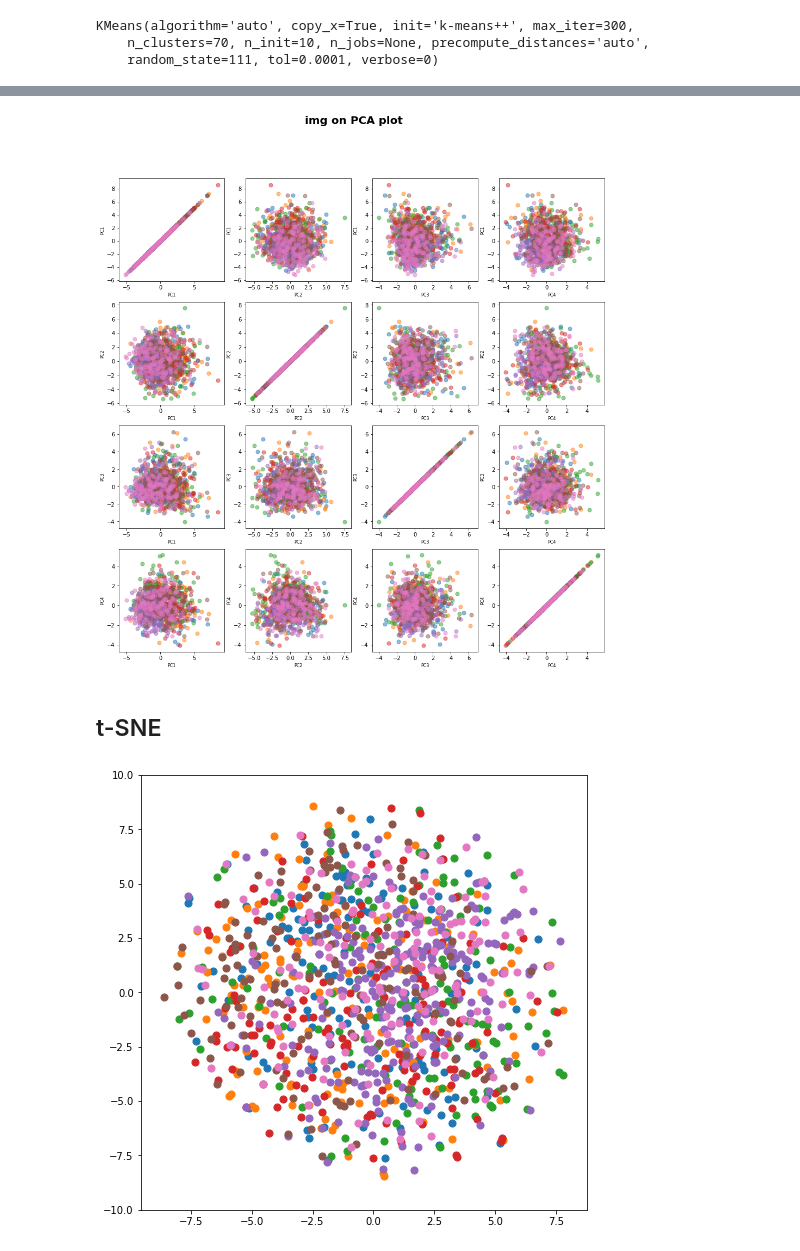
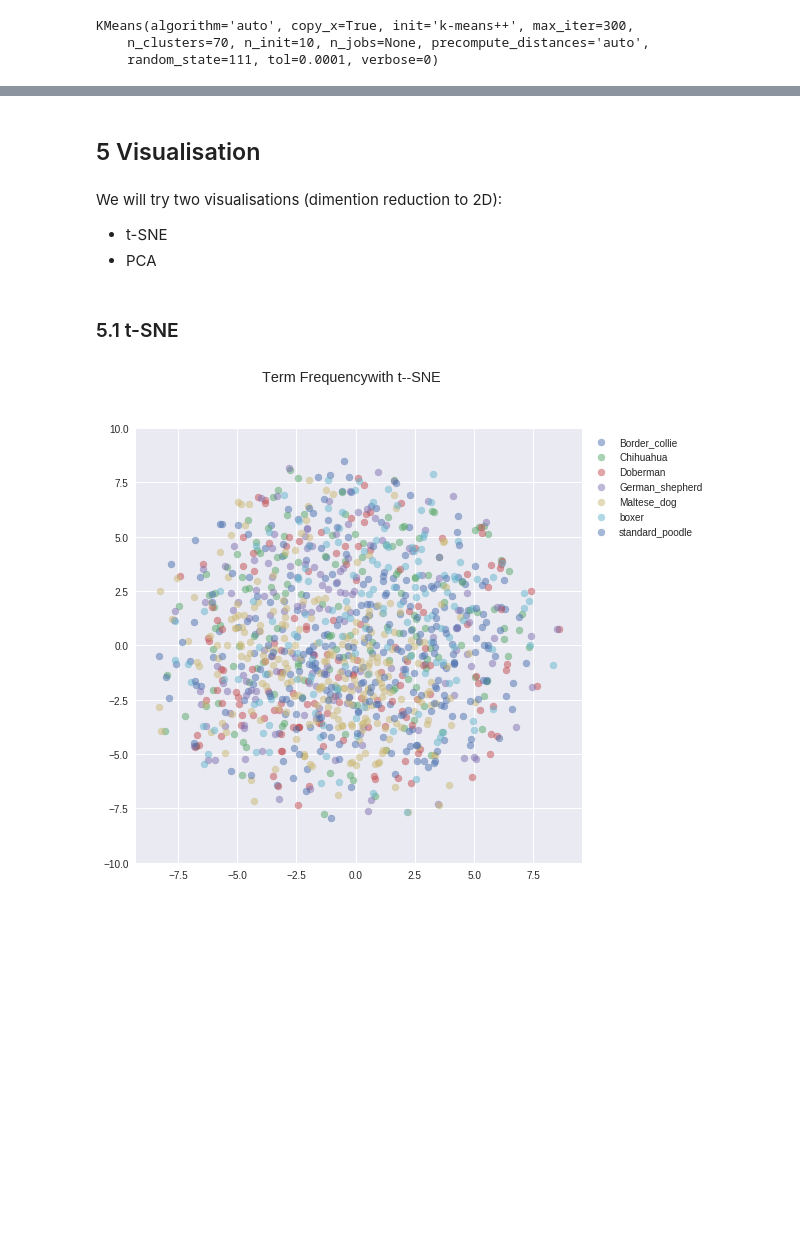
Before and after one commit to Umercia/computer_vision, a Jupyter notebook: image_recognition.ipynb, the cells around one changed output, grey strips where cells are left out. Cells and saved outputs as stored; diff of their text form; code cells hidden in the pictures; blank space fills up the shorter version.

```diff
--- a/image_recognition.ipynb
+++ b/image_recognition.ipynb
@@ -49,7 +100,7 @@ def create_training_data(path, img_resize=None):
     return training_data
 # %%
 # importing
-path = "./images/"
+path = "/content/gdrive/My Drive/Colab Notebooks/computer_vision/images/"
 training_data = create_training_data(path)
 print("{} pictures imported".format(len(training_data)))
 
@@ -768,38 +591,13 @@ pca_df.head()
-# %%
-# PCX plot
-
-per_var = np.round(pca.explained_variance_ratio_ * 100, decimals=1)
-labels = ['PC' + str(x) for x in range(1, len(per_var)+1)]
-
-# inputs plot1
-pca_df = pd.DataFrame(pca_data, columns=labels) # , index=data["movie_title"], columns=labels)
-PCA_C = ["PC1", "PC2", "PC3", "PC4"]
-
-# plot
-plt.figure(figsize=(16, 16))
-plt.suptitle("img on PCA plot", fontweight="bold", size=20)
-i=1
-for composent_x in PCA_C:
-    for composent_y in PCA_C:
-        plt.subplot(4,4,i)
-        for g in np.unique(y):
-            ix = [i for i, val in enumerate(y) if val == g]   # :)
-            plt.scatter(pca_df.loc[ix,composent_y],
-                        pca_df.loc[ix,composent_x],
-                        label = g,
-                        s = 50,
-                        alpha = 0.5)
-            plt.ylabel(composent_x, size=8)
-            plt.xlabel(composent_y, size=8)
-#             plt.legend()
-            plt.xlim([-6, 6])
-            plt.ylim([-6, 6])
-        i = i+1
-plt.show()
-# %% [output]
-[figure, removed]
+# %% [markdown]
+## 5 Visualisation
+# %% [markdown]
+We will try two visualisations (dimention reduction to 2D):
+
+
+*   t-SNE
+*   PCA
 # %% [markdown]
-## t-SNE
+### 5.1 t-SNE
 # %%
 ## t-SNE
 from sklearn import manifold
@@ -810,11 +608,13 @@ X_tsne = tsne.fit_transform(X_scal)
 # %%
 # vizualisation
 plt.figure(figsize=(8, 8))
-
+plt.suptitle("Term Frequencywith t--SNE")
 for g in np.unique(y):
     ix = [i for i, val in enumerate(y) if val == g]
-    plt.scatter(X_tsne[ix,0], X_tsne[ix,1], s=50)
+    plt.scatter(X_tsne[ix,0], X_tsne[ix,1], s=50, label=g, alpha=0.5)
     plt.ylim([-10,10])
+plt.legend(bbox_to_anchor=(1.0,1.0))
+
 plt.show()
 # %% [output]
-[figure, old version]
+[figure, new version]
```
Also changed, not shown: parts of 102 cells of this notebook, 8 other files.
